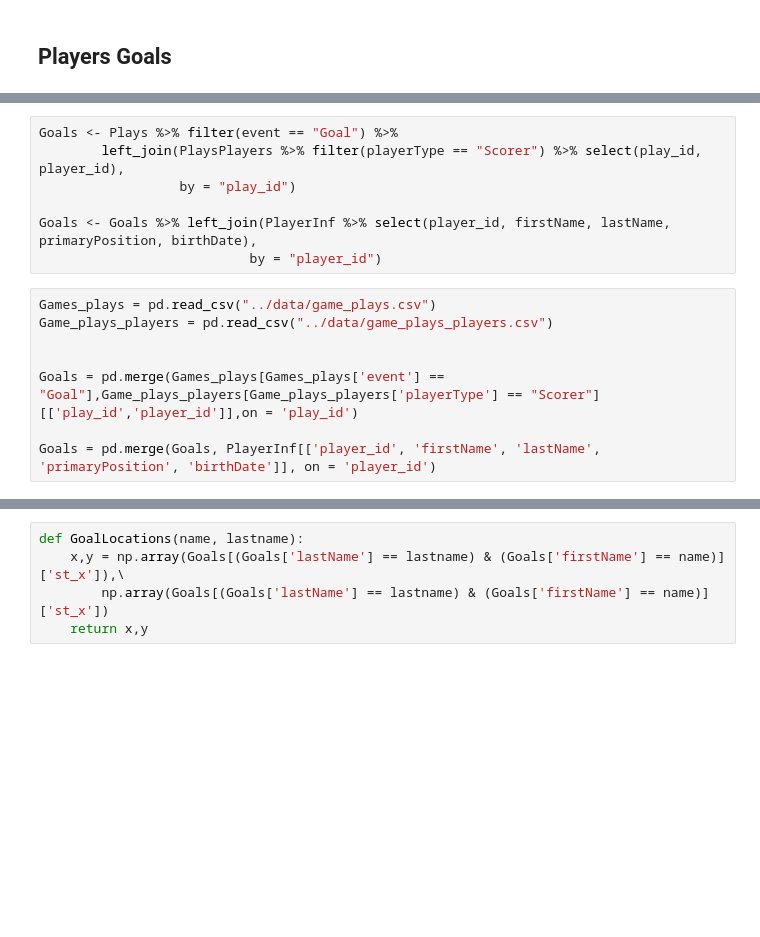
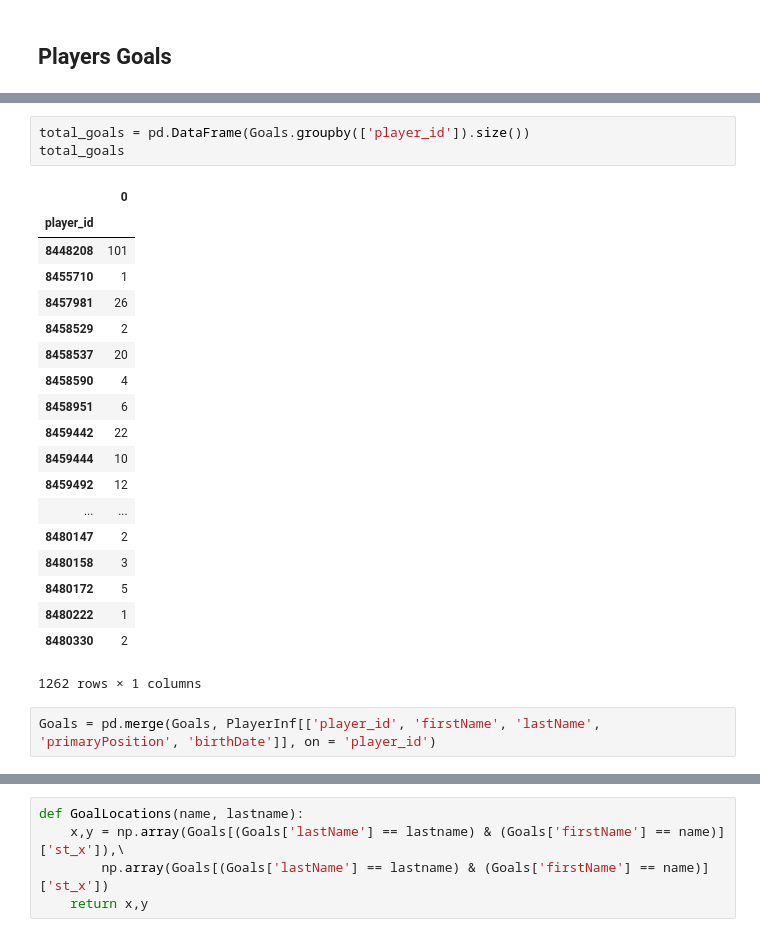
Before and after one commit to lapalap/NHL_Visualization, a Jupyter notebook: Py_data_cooking.ipynb, the cells around one changed output, grey strips where cells are left out. Drawn from its saved outputs; the diff is of its cells as text; blank space fills up the shorter version.

```diff
--- a/Py_data_cooking.ipynb
+++ b/Py_data_cooking.ipynb
@@ -112,15 +118,25 @@ Player_stat_detailed[['goals','firstName',
+# %%
+total_goals = pd.DataFrame(Goals.groupby(['player_id']).size())
+total_goals
+# %% [output]
+|  | 0 |
+| player_id |  |
+| 8448208 | 101 |
+| 8455710 | 1 |
+| 8457981 | 26 |
+| 8458529 | 2 |
+| 8458537 | 20 |
+| 8458590 | 4 |
+| 8458951 | 6 |
+| 8459442 | 22 |
+| 8459444 | 10 |
+| 8459492 | 12 |
+| ... | ... |
+| 8480147 | 2 |
+| 8480158 | 3 |
+| 8480172 | 5 |
+| 8480222 | 1 |
+| 8480330 | 2 |
+1262 rows × 1 columns
 # %%
-Goals <- Plays %>% filter(event == "Goal") %>%
-        left_join(PlaysPlayers %>% filter(playerType == "Scorer") %>% select(play_id, player_id),
-                  by = "play_id")
-
-Goals <- Goals %>% left_join(PlayerInf %>% select(player_id, firstName, lastName, primaryPosition, birthDate),
-                           by = "player_id")
+Goals = pd.merge(Goals, PlayerInf[['player_id', 'firstName', 'lastName', 'primaryPosition', 'birthDate']], on = 'player_id')
-# %%
-Games_plays = pd.read_csv("../data/game_plays.csv")
-Game_plays_players = pd.read_csv("../data/game_plays_players.csv")
-
-
-Goals = pd.merge(Games_plays[Games_plays['event'] == "Goal"],Game_plays_players[Game_plays_players['playerType'] == "Scorer"][['play_id','player_id']],on = 'play_id')
-
-Goals = pd.merge(Goals, PlayerInf[['player_id', 'firstName', 'lastName', 'primaryPosition', 'birthDate']], on = 'player_id')
```
Also changed, not shown: parts of 5 cells of this notebook, 2 other files.
